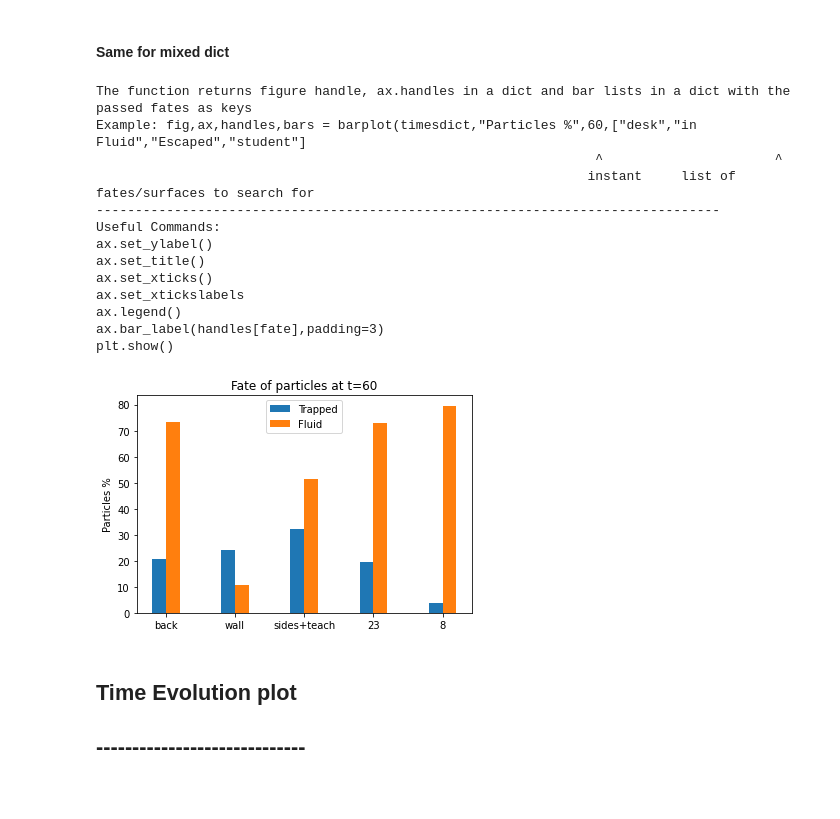
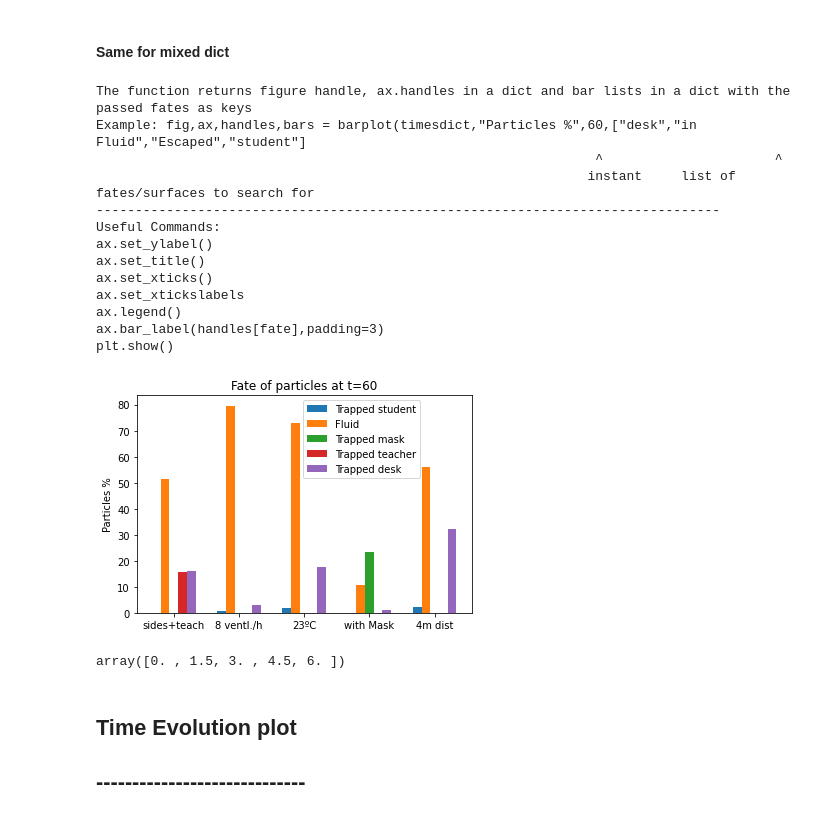
Before and after one commit to socrates-ferna/fluentdpm-posproc, a Jupyter notebook: analysis.ipynb, the cells around one changed output. Saved outputs shown, nothing was run; the diff lists cells and outputs as text; code cells hidden in the pictures.

```diff
--- a/analysis.ipynb
+++ b/analysis.ipynb
@@ -39,7 +39,7 @@ overalldict = dict(zip(caseslist,paramlist))
 # %% [markdown]
 ### Build mixed dictionaries based on list mixedlist
 # %%
-mixedlist = ['wall','sides+teach',23,8]
+mixedlist = ['wall','4student','sides+teach',8,23]
 timesmixdict = dict.fromkeys(mixedlist)
 massmixdict = dict.fromkeys(mixedlist)
 totalsmixdict = dict.fromkeys(mixedlist)
@@ -83,7 +83,7 @@ massdict name substitution 8
 # %% [markdown]
 ### Load data with your casename and your parameter
 # %%
-zones,timesdict,massdict,totalsdict = functions.build('distance',distance)
-functions.matchallnames(timesdict,massdict,zones,distance)
+zones,timesdict,massdict,totalsdict = functions.build(caseSoc,ncoughpeople)
+functions.matchallnames(timesdict,massdict,zones,ncoughpeople)
 # %% [output]
 start building...
@@ -162,6 +158,6 @@ newmassdict = functions.dropfates(massdict,filterstrings)
 # %% [markdown]
 #### Same for mixed dict
 # %%
-filterstrings = ['mouth','Trapped '+r'floor\d{1,2}','Escaped','roof','students_floor4','ceiling']
+filterstrings = ['mouth','Trapped '+r'floor\d{1,2}','Escaped','students_floor4','roof','ceiling']
 newtimesmixdict = functions.dropfates(timesmixdict,filterstrings) #drops all mouths, Escaped and floor surfaces (keeps non-floor zones labeled with floor in their name)
 newmassmixdict = functions.dropfates(massmixdict,filterstrings)
@@ -219,28 +207,28 @@ plt.show()
 # %% [markdown]
 #### Same for mixed dict
 # %%
-fates = ['Trapped','Fluid']
-x = np.arange(len(newtimesmixdict.keys()))
+fates = ['Trapped student','Fluid','Trapped mask','Trapped teacher','Trapped desk']
+x = 1.5*np.arange(len(newtimesmixdict.keys()))
 instant = 60
 fix,ax,handles,bars = functions.barplot(newtimesmixdict,'Particles %',instant,fates)
 ax.set_xticks(x)
 ax.set_xticklabels(newtimesmixdict.keys())
 ax.set_ylabel('Particles %')
 ax.set_title('Fate of particles at t=' + str(instant))
-ax.legend()
+ax.legend(bbox_to_anchor=(0.56,0.5,0.3,0.5),loc='best')
 plt.savefig('mixedbars.pdf')
 # %% [output]
 The function returns figure handle, ax.handles in a dict and bar lists in a dict with the passed fates as keys
 Example: fig,ax,handles,bars = barplot(timesdict,"Particles %",60,["desk","in Fluid","Escaped","student"]
                                                                 ^                      ^
                                                                instant     list of fates/surfaces to search for
 --------------------------------------------------------------------------------
 Useful Commands:
 ax.set_ylabel()
 ax.set_title()
 ax.set_xticks()
 ax.set_xtickslabels
 ax.legend()
 ax.bar_label(handles[fate],padding=3)
 plt.show()
-[figure, old version]
+[figure, new version]
@@ -247,3 +242,7 @@ plt.show()
+# %%
+1.5*np.arange(5)
+# %% [output]
+array([0. , 1.5, 3. , 4.5, 6. ])
 # %% [markdown]
 ## Time Evolution plot
 ## -----------------------------
```
Also changed, not shown: parts of 31 cells of this notebook, 1 other file.
